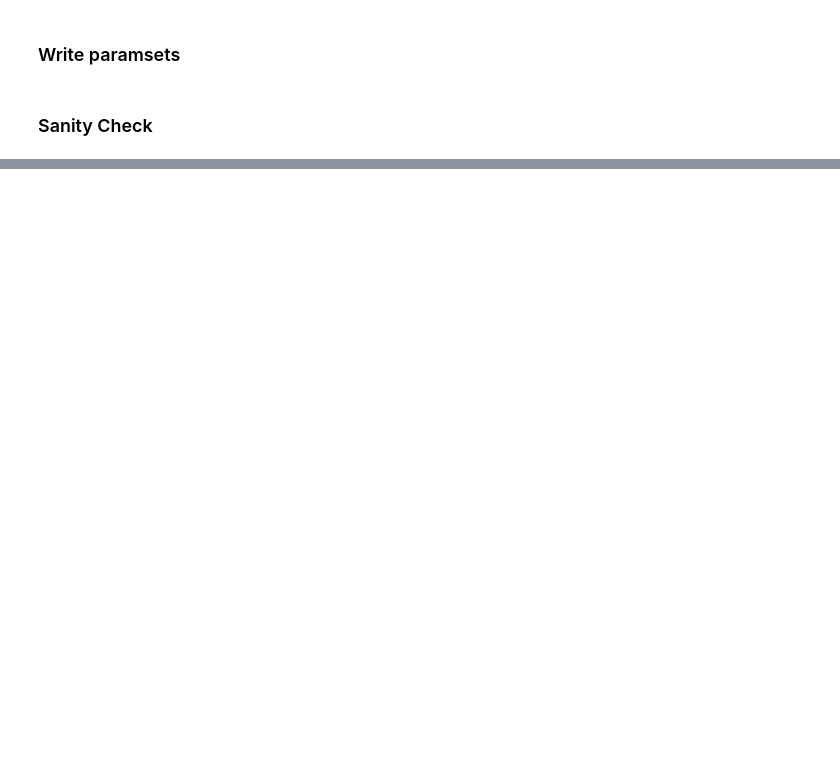
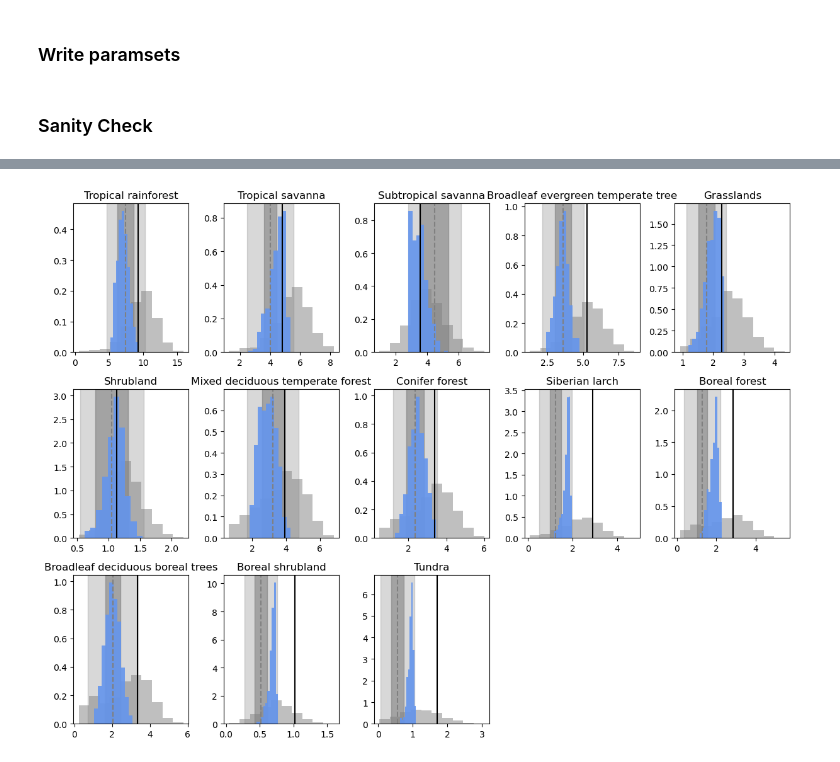
Before and after one commit to NCAR/ctsm6_ppe, a Jupyter notebook: analysis_lhc/wave2_biome/4.select_wave2_save.ipynb, the cells around one changed output, grey strips where cells are left out. Saved outputs shown, nothing was run; the diff lists cells and outputs as text; code cells hidden in the pictures; blank space fills up the shorter version.

```diff
--- a/analysis_lhc/wave2_biome/4.select_wave2_save.ipynb
+++ b/analysis_lhc/wave2_biome/4.select_wave2_save.ipynb
@@ -102,5 +105,7 @@ infile = '/glade/work/linnia/CLM6-PPE/ctsm6_lhc/postp/ctsm6lhc_pxbmean_sudoku_19
 ds_lhc = xr.open_dataset(infile)
 lhc_pxb = ds_lhc.where(ds_lhc['crashed'] != 1, drop=True)
 lai_lhc = lhc_pxb.TLAI_biome_amax.sel(year=slice('2001','2020')).mean(dim='year').compute()
+gpp_lhc = (60*60*24)*lhc_pxb.GPP_biome_amean.sel(year=slice('2001','2015')).mean(dim='year').compute()
+tvc_lhc = (1/1000)*lhc_pxb.TOTVEGC_biome_amean.sel(year=slice('2000','2019')).mean(dim='year').compute()
 # %%
 # load .npy and reconstruct full sample
@@ -159,0 +168,35 @@ plt.tight_layout()
+# %%
+# emulate to check
+emulator_dir = 'emulators_biomegpp/'
+
+plt.figure(figsize=(12,9))
+for b, biome in enumerate(biome_names[1:],start=1):
+    plt.subplot(3,5,b)
+
+    obs_mean = obs.GPP_mean.sel(biome=b).values
+    obs_var = obs.GPP_stdev.sel(biome=b).values**2
+
+    pfts = biome_pfts[biome]
+    cols = u_params
+    for p in pfts:
+        param_names = [f"{param}_{p}" for param in pft_params]
+        cols = np.concatenate([cols,param_names])
+
+    samp = df[cols]
+
+    loaded_emulator = tf.saved_model.load(emulator_dir + biome)
+    y_pred, y_pred_var = loaded_emulator.predict(samp)
+
+    plt.hist(gpp_lhc.isel(biome=b),color='grey',alpha=0.5,density=True)
+    plt.axvline(gpp_lhc.isel(biome=b,ens=0),c='k')
+    plt.axvspan(obs_mean-2*(obs_var**0.5+np.max(y_pred_var)**0.5),obs_mean+2*(obs_var**0.5+np.max(y_pred_var)**0.5),color='grey',alpha=0.3)
+    plt.axvspan(obs_mean-2*obs_var**0.5,obs_mean+2*obs_var**0.5,color='grey',alpha=0.6)
+    plt.hist(y_pred.numpy().flatten(),alpha = 0.9,color='cornflowerblue',density=True)
+    plt.axvline(obs_mean,c='grey',linestyle='--')
+
+    plt.title(biome)
+
+plt.tight_layout()
+plt.savefig('./figs/hmatch_wave2_emulated_gpp.png')
+# %% [output]
+[figure, added]
```
Also changed, not shown: parts of 5 cells of this notebook, 20 other files.
